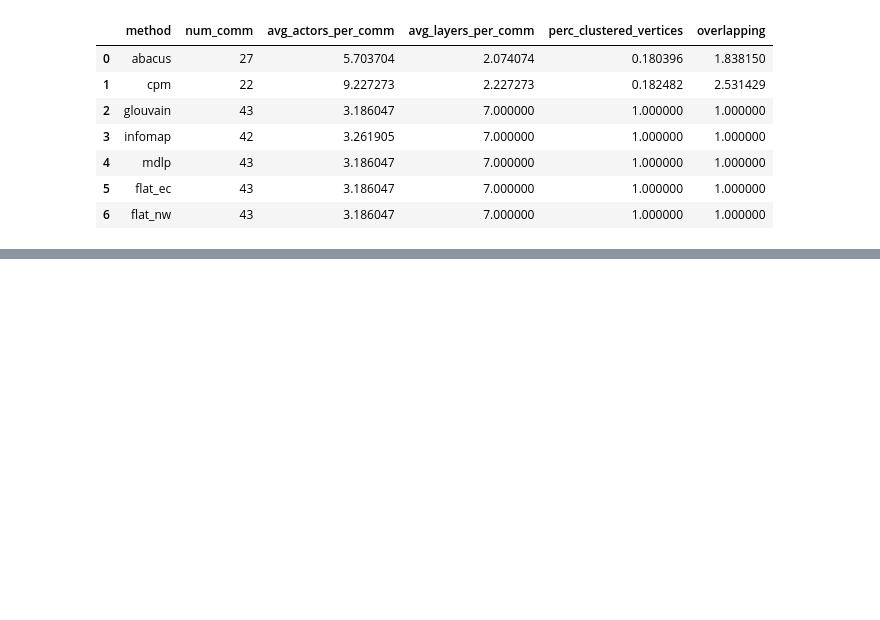
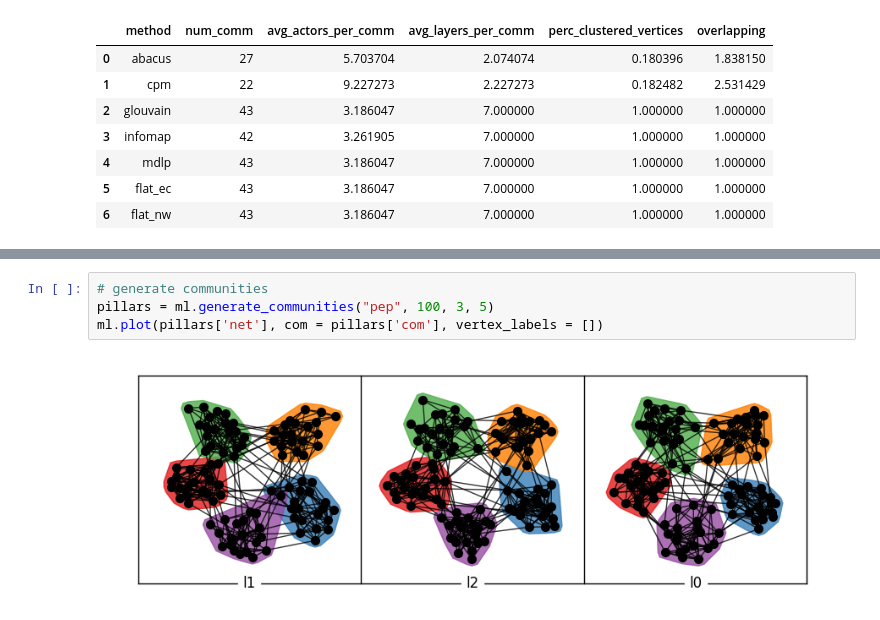
Before and after one commit to CEL-lab/multilayer_polarization, a Jupyter notebook: analysis/multinet.ipynb, the cells around one changed output, grey strips where cells are left out. Drawn from its saved outputs; the diff is of its cells as text; blank space fills up the shorter version.

Commit message:
communities updated

```diff
--- a/analysis/multinet.ipynb
+++ b/analysis/multinet.ipynb
@@ -170,0 +190,6 @@ df( stats )
+# %%
+# generate communities
+pillars = ml.generate_communities("pep", 100, 3, 5)
+ml.plot(pillars['net'], com = pillars['com'], vertex_labels = [])
+# %% [output]
+[figure, added]
```
Also changed, not shown: parts of 1 cell of this notebook.
